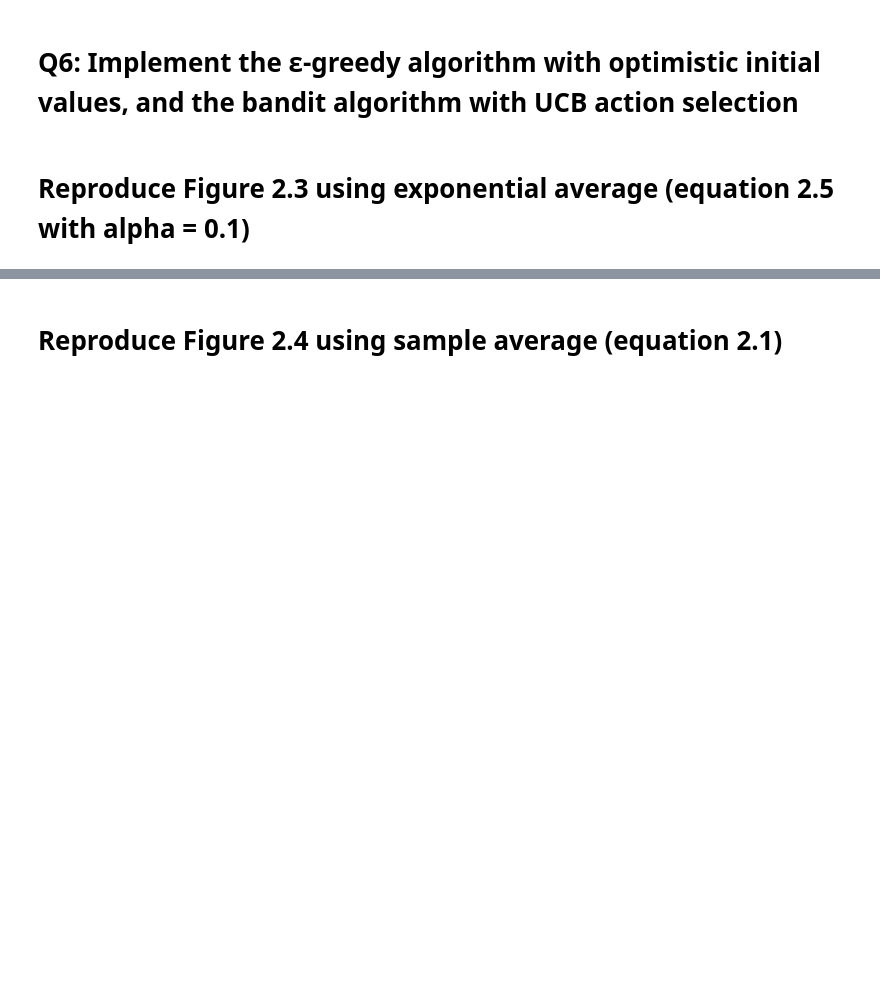
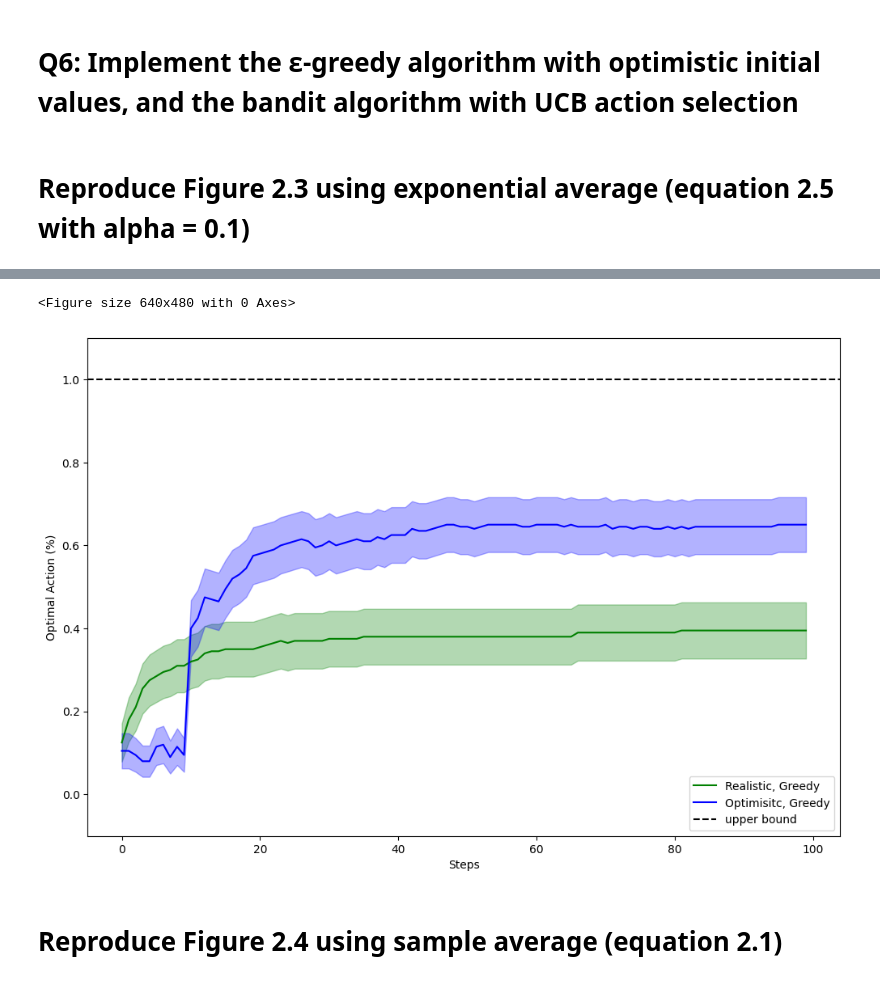
Before and after one commit to isadhwani/rl-2, a Jupyter notebook: ex1_fall24.ipynb, the cells around one changed output, grey strips where cells are left out. Saved outputs shown, nothing was run; the diff lists cells and outputs as text; code cells hidden in the pictures; blank space fills up the shorter version.

```diff
--- a/ex1_fall24.ipynb
+++ b/ex1_fall24.ipynb
@@ -490,12 +613,21 @@ def run_ucb_agent(run_num, time_step, c):
    For example, run_num = 100, time_step = 1000
 """
 # set the running parameters
-run_num = 2000
-time_step = 1000
+run_num = 200
+time_step = 100
 
 # CODE HERE:
 # 1. Run the epsilon-greedy agent experiment for initial value = 0.0, epsilon = 0.0
+rewards_array_greedy, results_action_greedy, upper_bound_greedy = run_epsilon_greedy_agent(run_num, time_step, epsilon=0.0, init=0.0)
+
 # 2. Run the epsilon-greedy agent experiment for initial value = 5.0, epsilon = 0.0
+rewards_array_greedy_opt, results_action_greedy_opt, upper_bound_greedy_opt = run_epsilon_greedy_agent(run_num, time_step, epsilon=0.0, init=5.0)
+
 # 3. Run the epsilon-greedy agent experiment for initial value = 0.0, epsilon = 0.1
+rewards_array_epsilon_high, results_action_epsilon_high, upper_bound_epsilon_high = run_epsilon_greedy_agent(run_num, time_step, epsilon=0.1, init=0)
+
 # 4. Run the epsilon-greedy agent experiment for initial value = 5.0, epsilon = 0.1
+rewards_array_epsilon_high_opt, results_action_epsilon_high_opt, upper_bound_epsilon_high_opt = run_epsilon_greedy_agent(run_num, time_step, epsilon=0.1, init=5.0)
+
 # 5. Run the UCB agent experiment for c=2
+rewards_array_ucb, results_action_ucb, upper_bound_ucb = run_ucb_agent(run_num, time_step, c=2)
@@ -509,3 +652,15 @@ plot_curves([action_array_for_first_method],
+# %%
+max_percent_array = np.ones(time_step)
+
+# Plot the "% Optimal action" figure
+plot_curves([results_action_greedy, results_action_greedy_opt],
+            ["Realistic, Greedy", "Optimisitc, Greedy"],
+            ["green", "blue"],
+            max_percent_array, # should be 100%
+            "Optimal Action (%)")
+# %% [output]
+<Figure size 640x480 with 0 Axes>
+[figure, added]
 # %% [markdown]
 # Reproduce Figure 2.4 using sample average (equation 2.1)
 # %%
```
Also changed, not shown: parts of 12 cells of this notebook.
